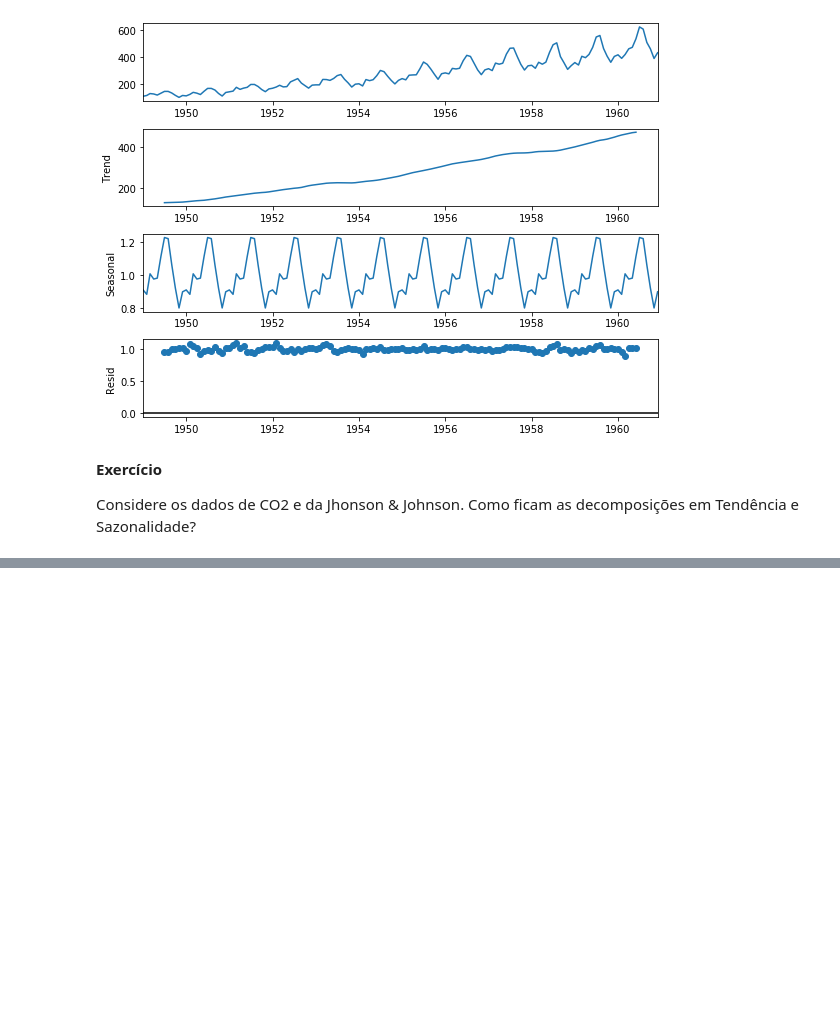
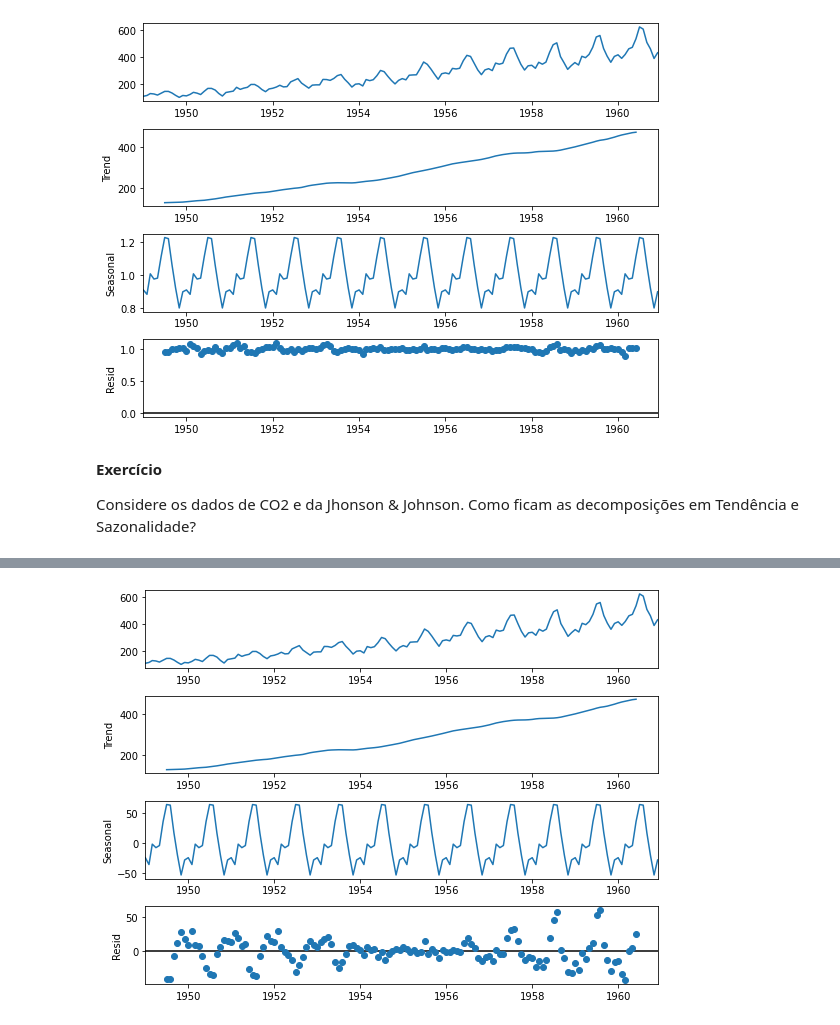
Before and after one commit to guilourenzo/mba-usp, a Jupyter notebook: APRENDIZADO DINÂMICO/AULA 1/Aula1_3_TendenciaSazonalidade.ipynb, the cells around one changed output, grey strips where cells are left out. Drawn from its saved outputs; the diff is of its cells as text; code cells hidden in the pictures; blank space fills up the shorter version.

```diff
--- a/APRENDIZADO DINÂMICO/AULA 1/Aula1_3_TendenciaSazonalidade.ipynb
+++ b/APRENDIZADO DINÂMICO/AULA 1/Aula1_3_TendenciaSazonalidade.ipynb
@@ -233,0 +255,6 @@ Considere os dados de CO2 e da Jhonson & Johnson. Como ficam as decomposições
+# %%
+result = sm.tsa.seasonal_decompose(passageiros, model='additive')
+
+result.plot();
+# %% [output]
+[figure, added]
```
Also changed, not shown: parts of 6 cells of this notebook, 13 other files.
